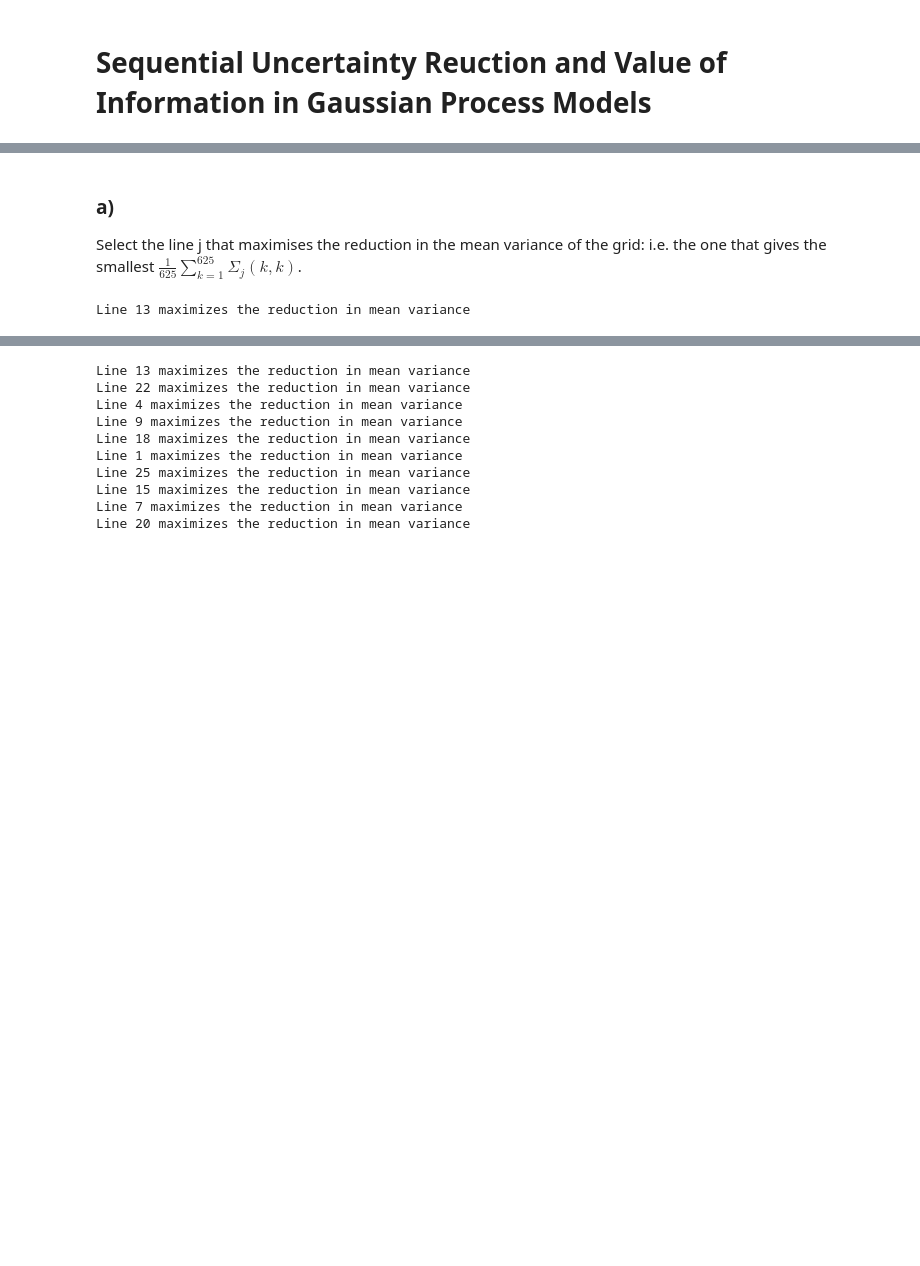
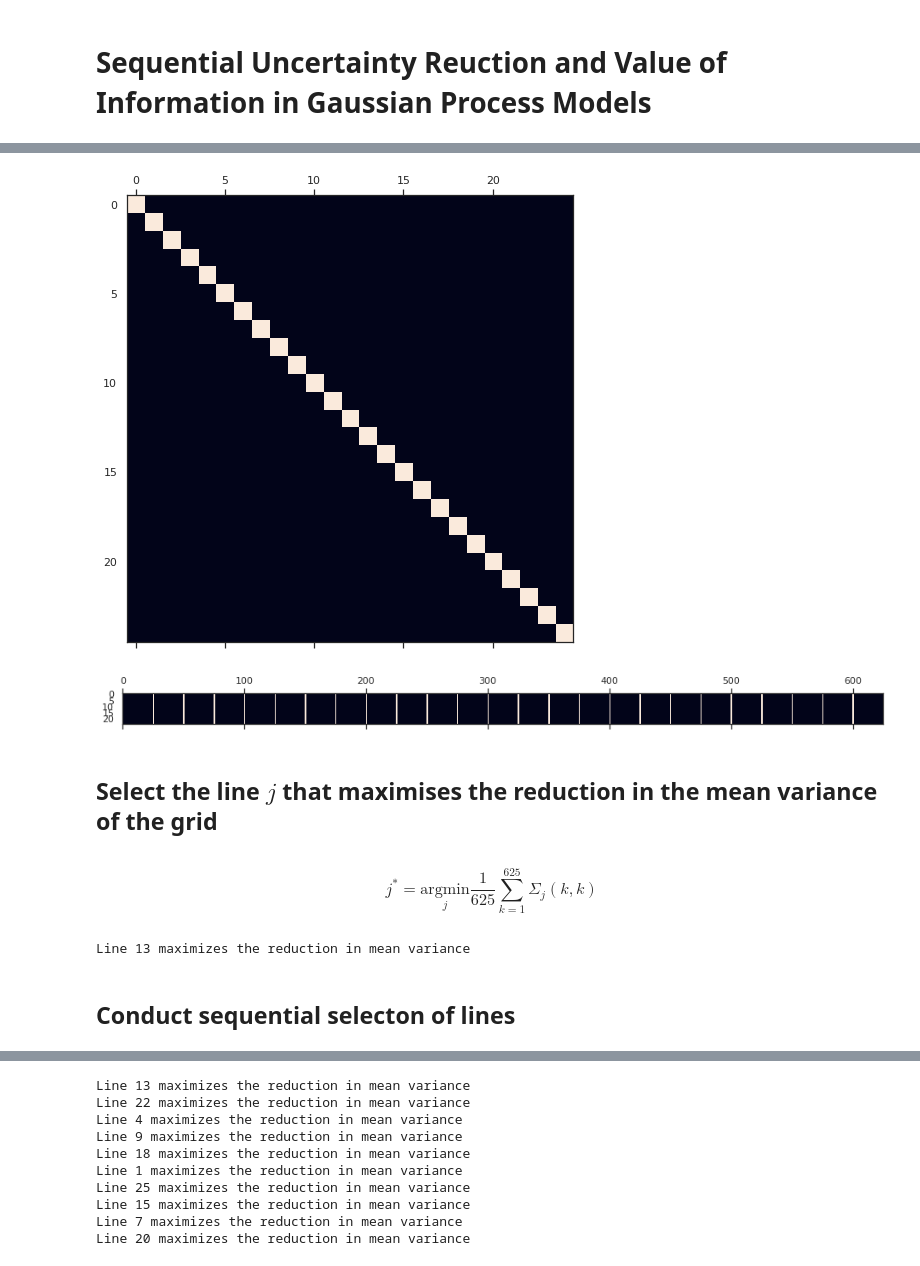
Before and after one commit to berild/mssdvia, a Jupyter notebook: sequential-voi/sequential-voi-presentation.ipynb, the cells around one changed output, grey strips where cells are left out. Saved outputs shown, nothing was run; the diff lists cells and outputs as text; code cells hidden in the pictures; blank space fills up the shorter version.

```diff
--- a/sequential-voi/sequential-voi-presentation.ipynb
+++ b/sequential-voi/sequential-voi-presentation.ipynb
@@ -23,6 +36,8 @@ All this yeilds the new mean and covariance at the $j$th line
 # %%
 # imports
 import numpy as np
+import matplotlib as mpl
+mpl.rcParams['figure.figsize'] = [8.0, 8.0]
 import matplotlib.pyplot as plt
 from scipy.stats import norm # importing norm cdf and pdf
 import pandas as pd # to plot dictionaries
@@ -61,0 +67,4 @@ s, mu, Sigma, T = create_grid(m,N)
+# %%
+plt.matshow(T);
+# %% [output]
+[figure, added]
@@ -62,6 +85,12 @@ s, mu, Sigma, T = create_grid(m,N)
+# %%
+F_j = get_F_j(m,N,1)
+plt.matshow(F_j);
+# %% [output]
+[figure, added]
 # %% [markdown]
-### a)
-Select the line j that maximises the reduction in the mean variance of the grid: i.e. the one that gives the smallest $\frac{1}{625}\sum_{k=1}^{625} \Sigma_j(k,k)$.
+## Select the line $j$ that maximises the reduction in the mean variance of the grid
+# %% [markdown]
+$$j^* = \underset{j}{\mathrm{argmin}}\frac{1}{625}\sum_{k=1}^{625} \Sigma_j(k,k)$$
 # %%
 def max_reduc_mean_var(m,N,Sigma,T):
     tmp_min = np.inf
@@ -78,4 +107,6 @@ min_j= max_reduc_mean_var(m,N,Sigma,T)
 print("Line {} maximizes the reduction in mean variance".format(min_j))
 # %% [output]
 Line 13 maximizes the reduction in mean variance
+# %% [markdown]
+## Conduct sequential selecton of lines
 # %% [markdown]
```
Also changed, not shown: parts of 58 cells of this notebook, 1 other file.
